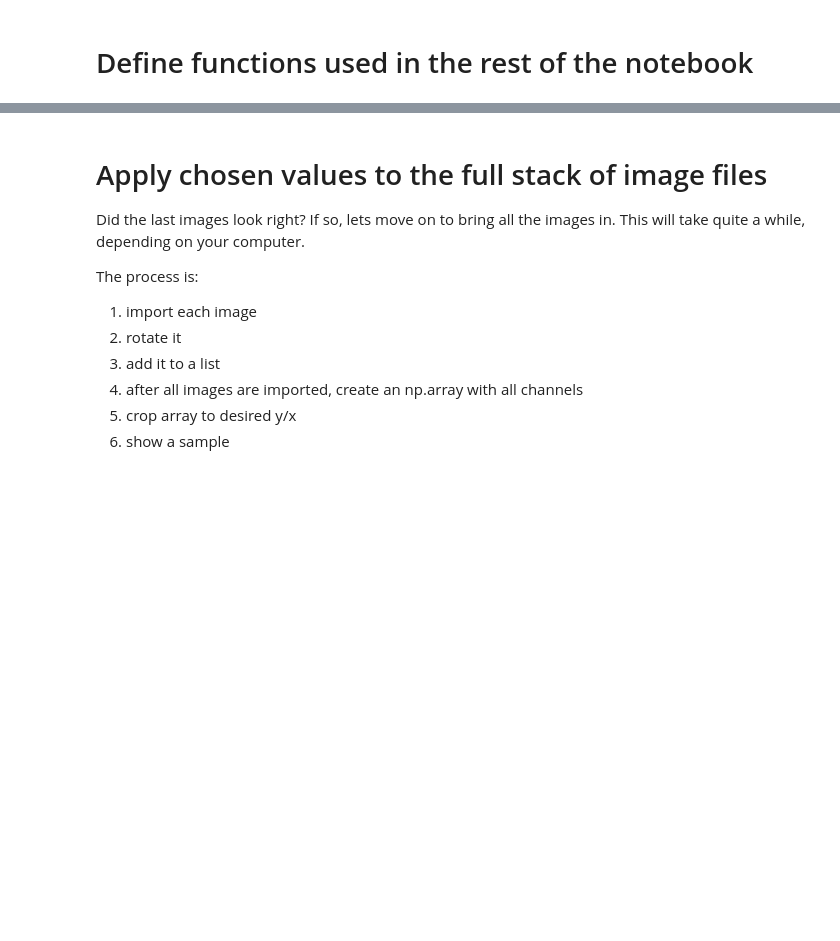
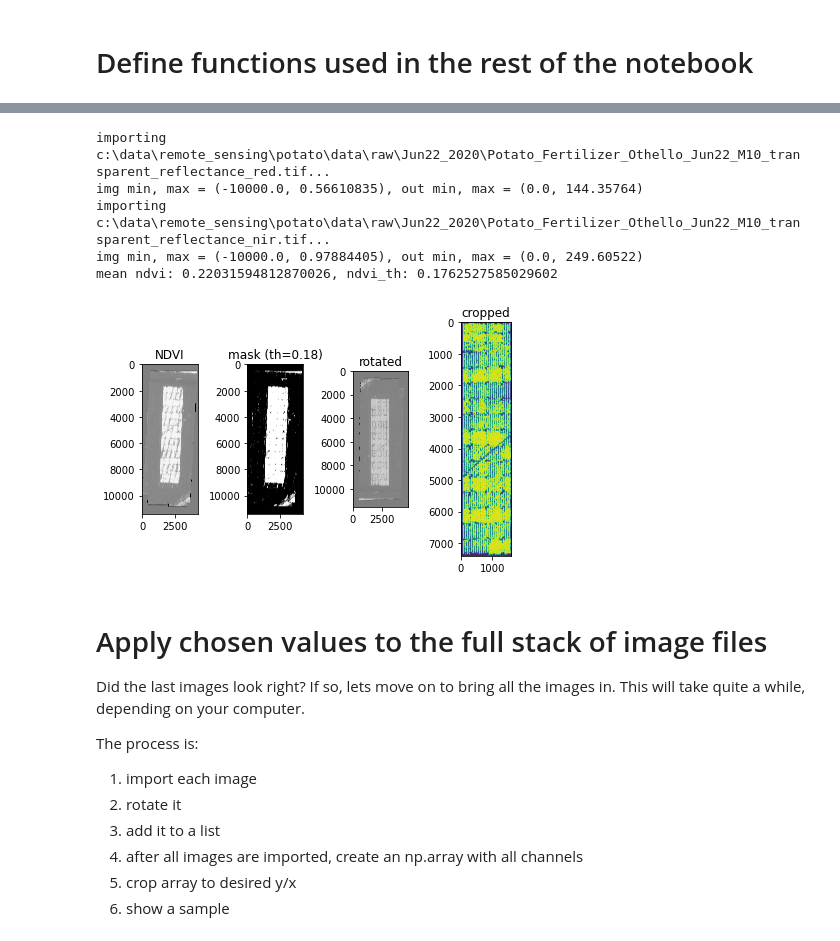
Before and after one commit to fieryWalrus1002/potato, a Jupyter notebook: 1_image_prep.ipynb, the cells around one changed output, grey strips where cells are left out. Saved outputs shown, nothing was run; the diff lists cells and outputs as text; code cells hidden in the pictures; blank space fills up the shorter version.

```diff
--- a/1_image_prep.ipynb
+++ b/1_image_prep.ipynb
@@ -23,25 +25,18 @@ METADATA = {
     "author": "Magnus Wood",
 }
 
-print(type(Path("C:data/remote_sensing/images/potato/Jun22_2020")))
-
-
 # define notebook parameters
-
 params = {
     "project_stub": "Potato_Fertilizer_Othello",
     "image_format": "*.tif",
     "data_acquisition_date": "Jun22_2020",
     "NDVI_threshold": 0.3,
-    "raw_image_import_path": Path("C:data/remote_sensing/images/potato/Jun22_2020"),
     "data_import_path": Path.cwd() / "data" / "raw" / "Jun22_2020",
     "data_export_path": Path.cwd() / "data" / "processed" / "Jun22_2020",
-    "plot_export_path": Path.cwd() / "image_export" / "Jun22_2020",
+    "plot_export_path": Path.cwd() / "image_export" ,
     "ground_truth_path": Path.cwd() / "data" / "raw" / "ground_truth.csv",
 }
 
-
-print(params["raw_image_import_path"])
 # export the params file for reference
 with open(
     Path.cwd()
@@ -131,40 +130,61 @@ def calc_spec_idx(band_a, band_b) -> np.array:
 # %%
-
-# check ndvi and produce mask
+widget.FloatSlider(
+    value=7.5,
+    min=0,
+    max=10.0,
+    step=0.1,
+    description='Test:',
+    disabled=False,
+    continuous_update=False,
+    orientation='horizontal',
+    readout=True,
+    readout_format='.1f',
+)
+# 1.load red and nir channels
 red = load_img("red")
 nir = load_img("nir")
 
+# 2. calculate NDVI
 ndvi = calc_spec_idx(band_a=nir, band_b=red)
 
+# 3. calculate NDVI threshold
 ndvi_th = np.mean(ndvi) * 0.8
 print(f"mean ndvi: {np.mean(ndvi)}, ndvi_th: {ndvi_th}")
 
-# use the NDVI image to create a mask
+# 4. use the NDVI image to create a mask
 ndvi_mask = np.where(ndvi > ndvi_th, 1, 0)
 
-# rotate the image
+# 5. rotate the image
 ndvi_rotate = ndimage.rotate(ndvi, angle=182.4, reshape=True)
 
-# origin is upper left
+
+# 6. crop the image. Origin is upper left in a numpy array.
 y_limits = [2400, 9800]
 x_limits = [1460, 3050]
 ndvi_cropped = ndvi_rotate[y_limits[0] : y_limits[1], x_limits[0] : x_limits[1]]
 
-# show them together
+# 7. Display the images as one figure.
 fig, axs = plt.subplots(1, 4)
 axs[0].imshow(ndvi, cmap="gray")
 axs[0].set_title("NDVI")
 
 axs[1].imshow(ndvi_mask, cmap="gray")
 axs[1].set_title(f"mask (th={round(ndvi_th, 2)})")
 
 axs[2].imshow(ndvi_rotate, cmap="gray")
 axs[2].set_title("rotated")
 
 axs[3].imshow(ndvi_cropped, cmap="viridis")
 axs[3].set_title("cropped")
 
 fig.tight_layout()
+# %% [output]
+importing c:\data\remote_sensing\potato\data\raw\Jun22_2020\Potato_Fertilizer_Othello_Jun22_M10_transparent_reflectance_red.tif...
+img min, max = (-10000.0, 0.56610835), out min, max = (0.0, 144.35764)
+importing c:\data\remote_sensing\potato\data\raw\Jun22_2020\Potato_Fertilizer_Othello_Jun22_M10_transparent_reflectance_nir.tif...
+img min, max = (-10000.0, 0.97884405), out min, max = (0.0, 249.60522)
+mean ndvi: 0.22031594812870026, ndvi_th: 0.1762527585029602
+[figure, added]
 # %% [markdown]
 # Apply chosen values to the full stack of image files
 Did the last images look right? If so, lets move on to bring all the images in. This will take quite a while, depending on your computer.
```
Also changed, not shown: parts of 5 cells of this notebook, 2 other files.
